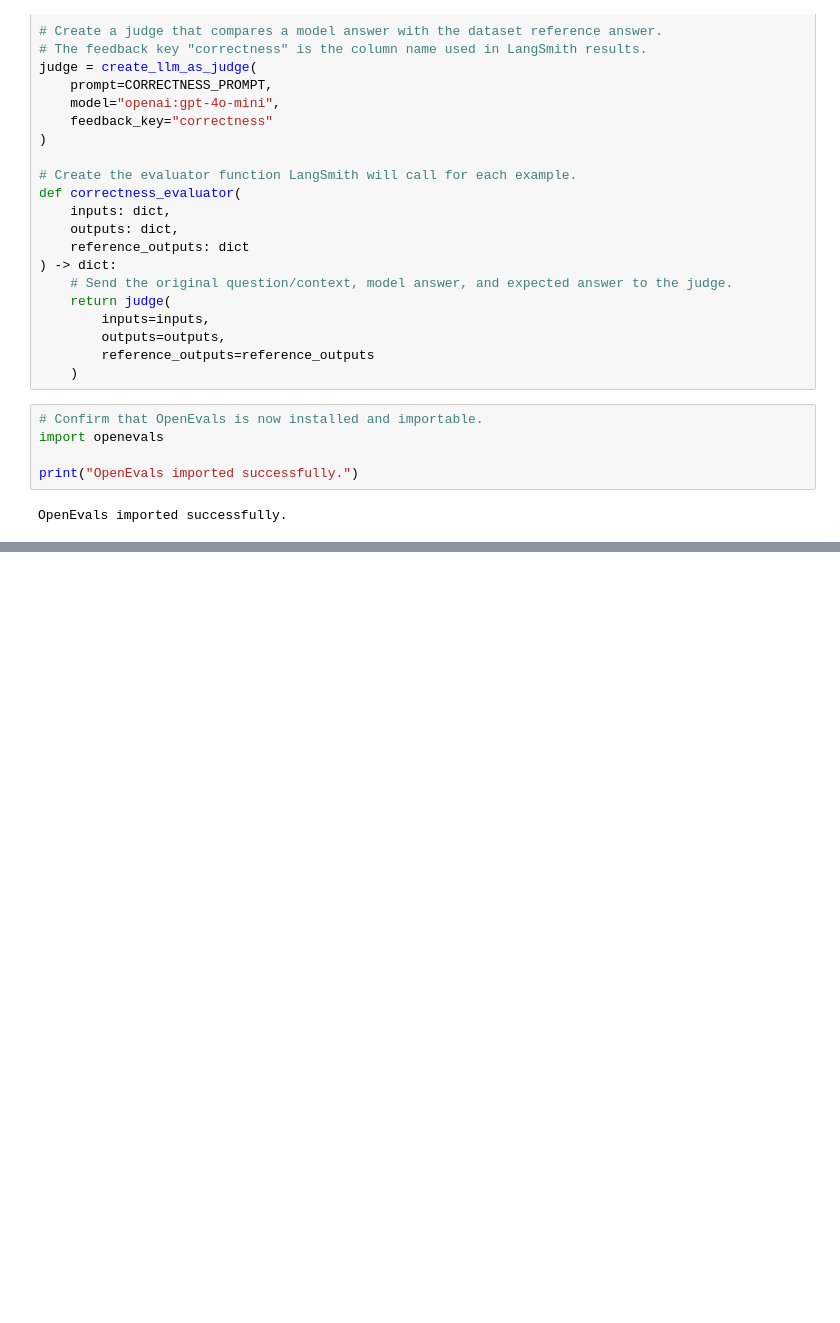
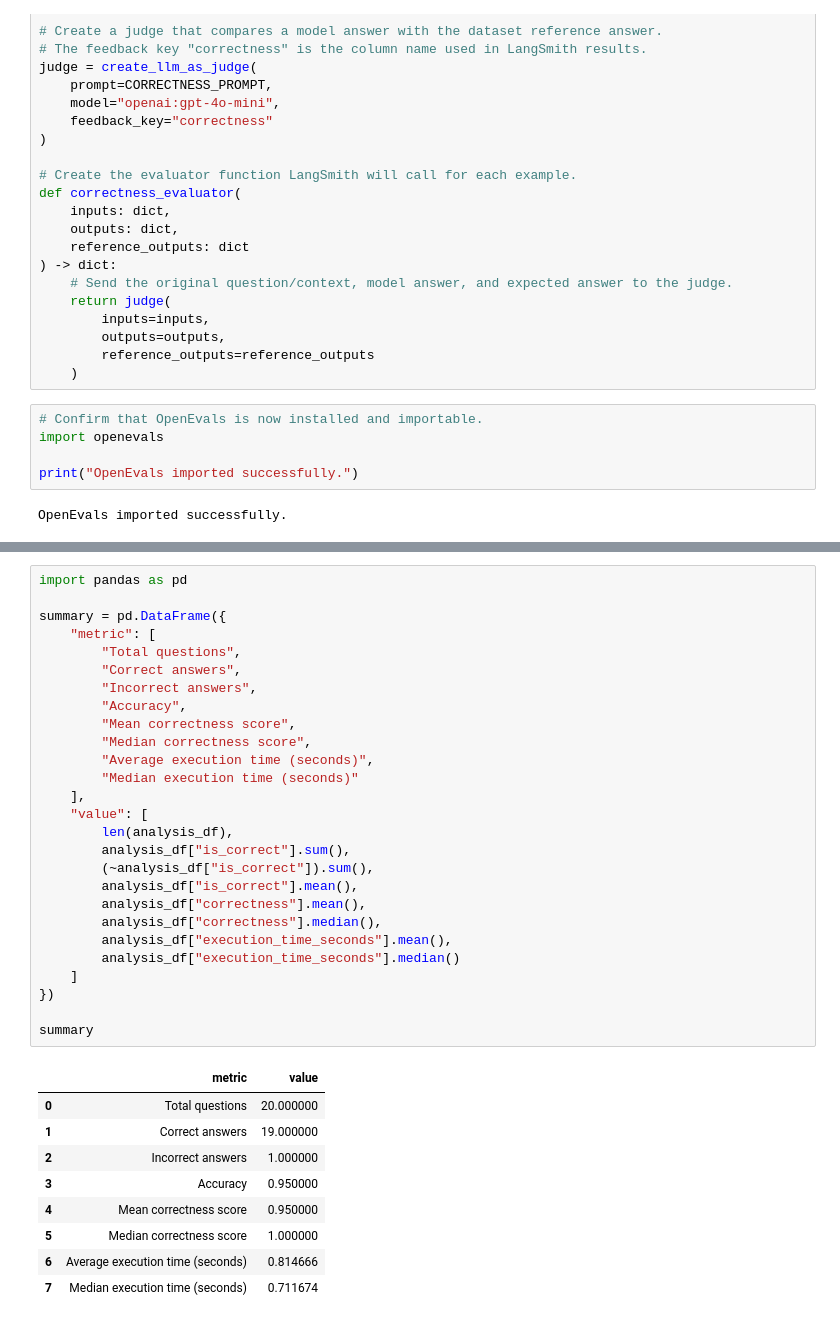
Before and after one commit to ai-consulting-bootcamp/lab-langsmith, a Jupyter notebook: eu_ets_fueleu_evaluation.ipynb, the cells around one changed output, grey strips where cells are left out. Saved outputs shown, nothing was run; the diff lists cells and outputs as text; blank space fills up the shorter version.

```diff
--- a/eu_ets_fueleu_evaluation.ipynb
+++ b/eu_ets_fueleu_evaluation.ipynb
@@ -264,0 +305,37 @@ https://eu.smith.langchain.com/o/47abe72e-ff1c-4427-b640-c999e9690abc/datasets/3
+# %%
+import pandas as pd
+
+summary = pd.DataFrame({
+    "metric": [
+        "Total questions",
+        "Correct answers",
+        "Incorrect answers",
+        "Accuracy",
+        "Mean correctness score",
+        "Median correctness score",
+        "Average execution time (seconds)",
+        "Median execution time (seconds)"
+    ],
+    "value": [
+        len(analysis_df),
+        analysis_df["is_correct"].sum(),
+        (~analysis_df["is_correct"]).sum(),
+        analysis_df["is_correct"].mean(),
+        analysis_df["correctness"].mean(),
+        analysis_df["correctness"].median(),
+        analysis_df["execution_time_seconds"].mean(),
+        analysis_df["execution_time_seconds"].median()
+    ]
+})
+
+summary
+# %% [output]
+|  | metric | value |
+| 0 | Total questions | 20.000000 |
+| 1 | Correct answers | 19.000000 |
+| 2 | Incorrect answers | 1.000000 |
+| 3 | Accuracy | 0.950000 |
+| 4 | Mean correctness score | 0.950000 |
+| 5 | Median correctness score | 1.000000 |
+| 6 | Average execution time (seconds) | 0.814666 |
+| 7 | Median execution time (seconds) | 0.711674 |
```
Also changed, not shown: parts of 6 cells of this notebook.
